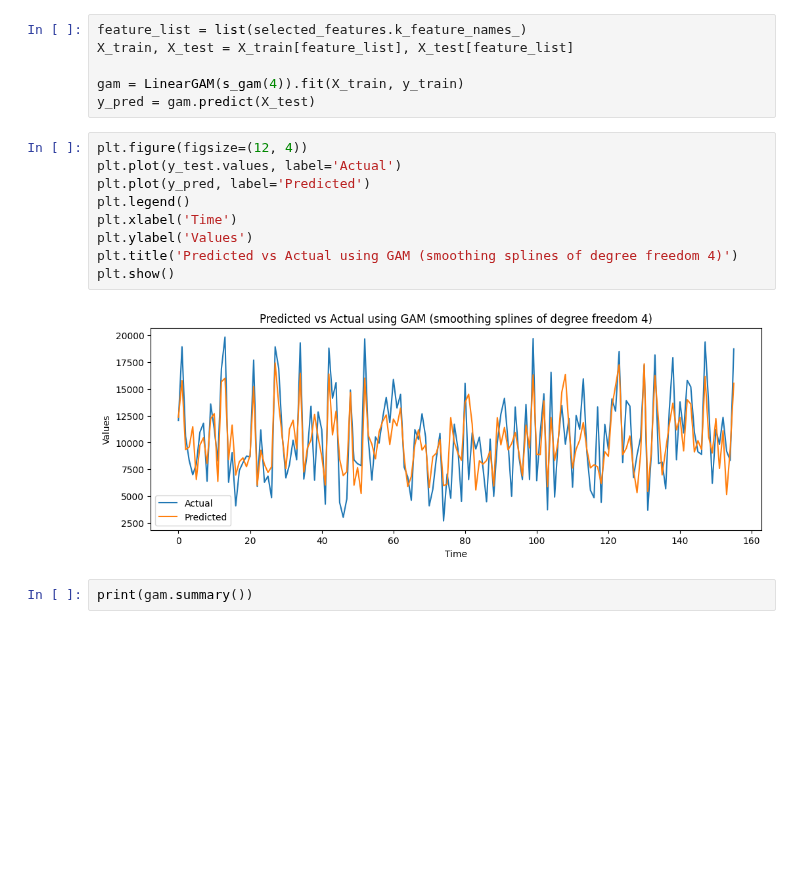
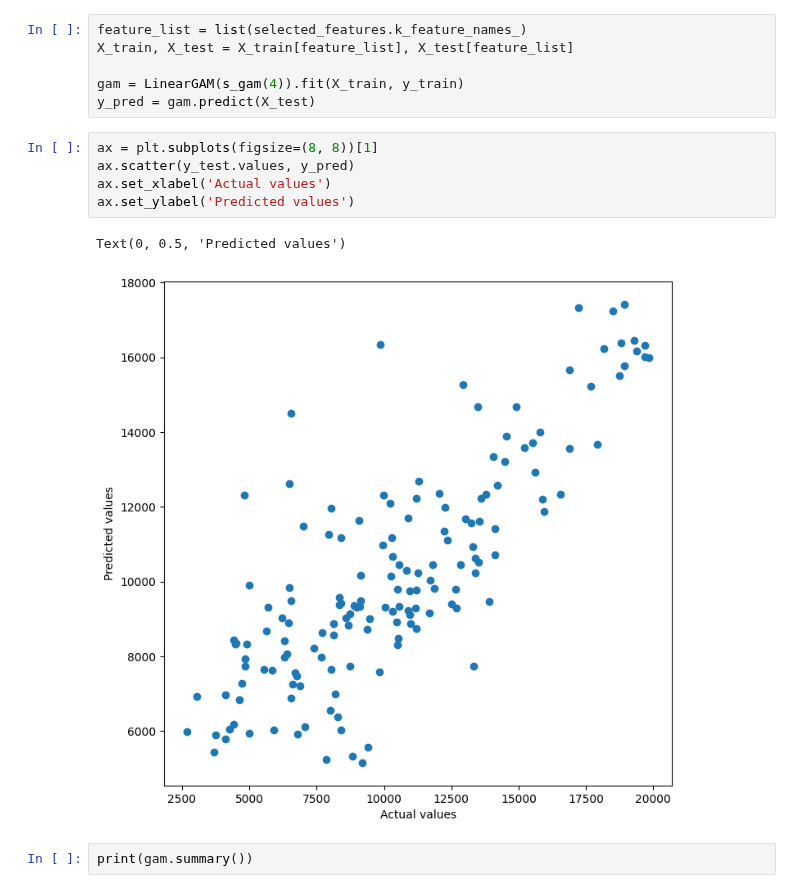
Before and after one commit to QuanPham19/statistical-modeling, a Jupyter notebook: 7-2-practice.ipynb, the cells around one changed output. Drawn from its saved outputs; the diff is of its cells as text; blank space fills up the shorter version.

```diff
--- a/7-2-practice.ipynb
+++ b/7-2-practice.ipynb
@@ -334,17 +334,14 @@ X_train, X_test = X_train[feature_list], X_test[feature_list]
 
 gam = LinearGAM(s_gam(4)).fit(X_train, y_train)
 y_pred = gam.predict(X_test)
-# %%
-plt.figure(figsize=(12, 4))
-plt.plot(y_test.values, label='Actual')
-plt.plot(y_pred, label='Predicted')
-plt.legend()
-plt.xlabel('Time')
-plt.ylabel('Values')
-plt.title('Predicted vs Actual using GAM (smoothing splines of degree freedom 4)')
-plt.show()
-# %% [output]
-[figure, removed]
+# %%
+ax = plt.subplots(figsize=(8, 8))[1]
+ax.scatter(y_test.values, y_pred)
+ax.set_xlabel('Actual values')
+ax.set_ylabel('Predicted values')
+# %% [output]
+Text(0, 0.5, 'Predicted values')
+[figure, added]
 # %%
 print(gam.summary())
 # %% [output]
```
